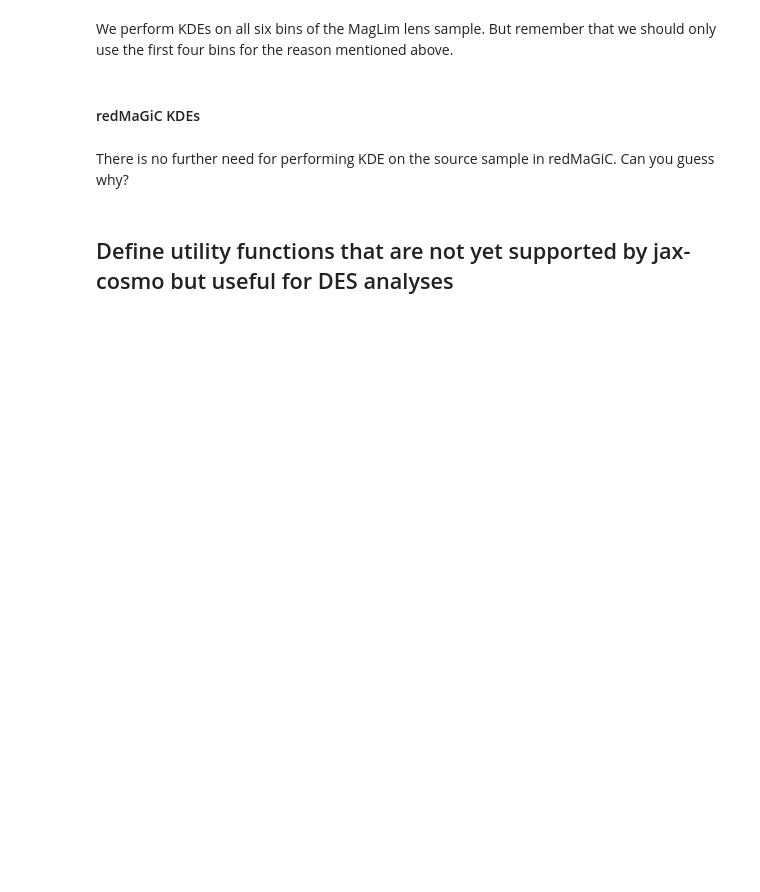
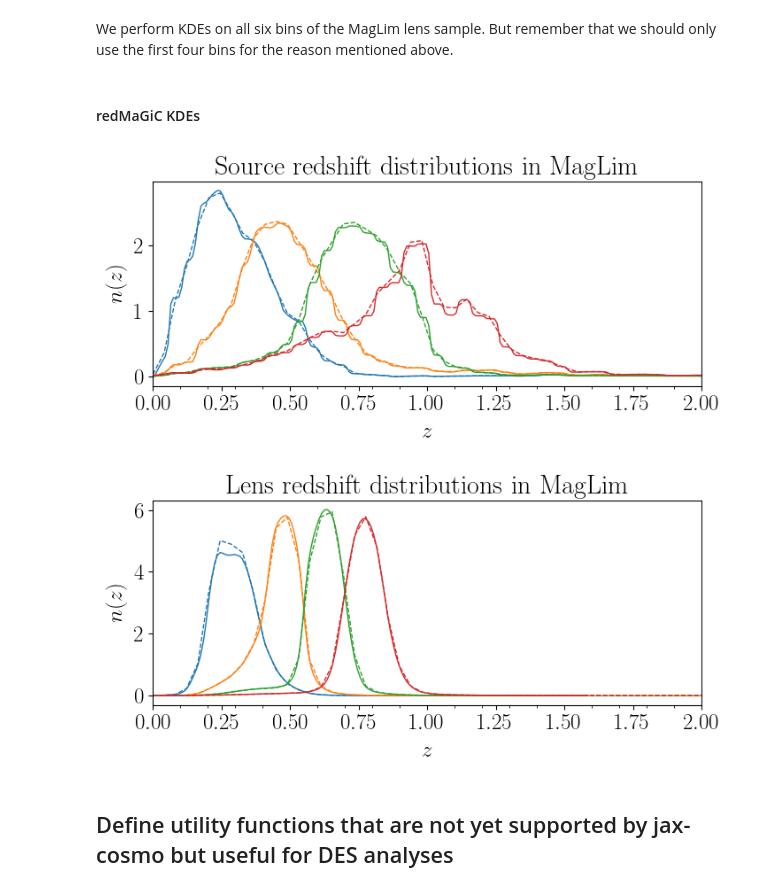
Before and after one commit to cmatties/CAMB-Workbook, a Jupyter notebook: Fisher_DESY3_gamma_Om_S8.ipynb, the cells around one changed output. Cells and saved outputs as stored; diff of their text form; code cells hidden in the pictures; blank space fills up the shorter version.

```diff
--- a/Fisher_DESY3_gamma_Om_S8.ipynb
+++ b/Fisher_DESY3_gamma_Om_S8.ipynb
@@ -200,6 +214,4 @@ maglim_nzs_l = [jc.redshift.kde_nz(maglim_zl.astype('float32'),
        for i in range(maglim_lens_nbins)]
 # %% [markdown]
 #### redMaGiC KDEs
-# %% [markdown]
-There is no further need for performing KDE on the source sample in redMaGiC. Can you guess why?
 # %%
@@ -215,6 +227,23 @@ redmagic_nzs_l = [jc.redshift.kde_nz(redmagic_zl.astype('float32'),
                                    gals_per_arcmin2=redmagic_ngall[i],
                                    zmax=redmagic_zl.max())
        for i in range(redmagic_lens_nbins)]
+# %%
+z=np.linspace(0.0,2.0)
+fig,ax=plt.subplots(figsize=(8,3))
+for i in range(maglim_source_nbins):
+    ax.plot(maglim_zs, maglim_nzs[i]/(maglim_zs[1]-maglim_zs[0]),ls='-',color='C%d'%i)
+    ax.plot(z, nzs_s[i](z),ls='--',color='C%d'%i)
+ax.set_xlim(0,2); ax.xaxis.set_minor_locator(MultipleLocator(0.1)); ax.set_xlabel('$z$'); ax.set_ylabel('$n(z)$')
+ax.set_title('Source redshift distributions in MagLim')
+fig,ax=plt.subplots(figsize=(8,3))
+for i in range(maglim_lens_nbins):
+   ax.plot(maglim_zl, maglim_nzl[i],ls='-')
+   ax.plot(z, maglim_nzs_l[i](z),ls='--',zorder=2,color='C%d'%i)
+ax.set_xlim(0,2); ax.xaxis.set_minor_locator(MultipleLocator(0.1)); ax.set_xlabel('$z$'); ax.set_ylabel('$n(z)$')
+ax.set_title('Lens redshift distributions in MagLim');
+# %% [output]
+[figure, added]
+[figure, added]
 # %% [markdown]
 ## Define utility functions that are not yet supported by jax-cosmo but useful for DES analyses
 # %% [markdown]
```
Also changed, not shown: parts of 48 cells of this notebook, 6 other files.
